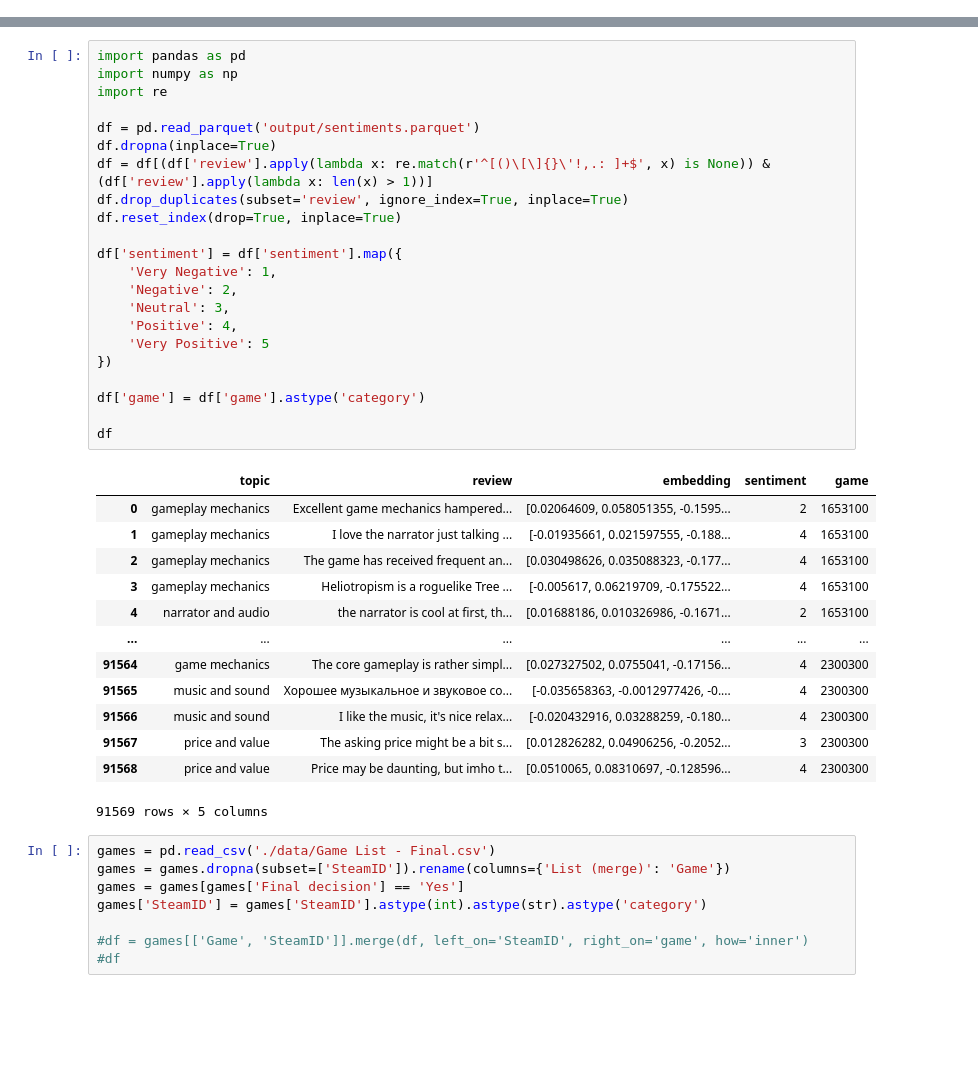
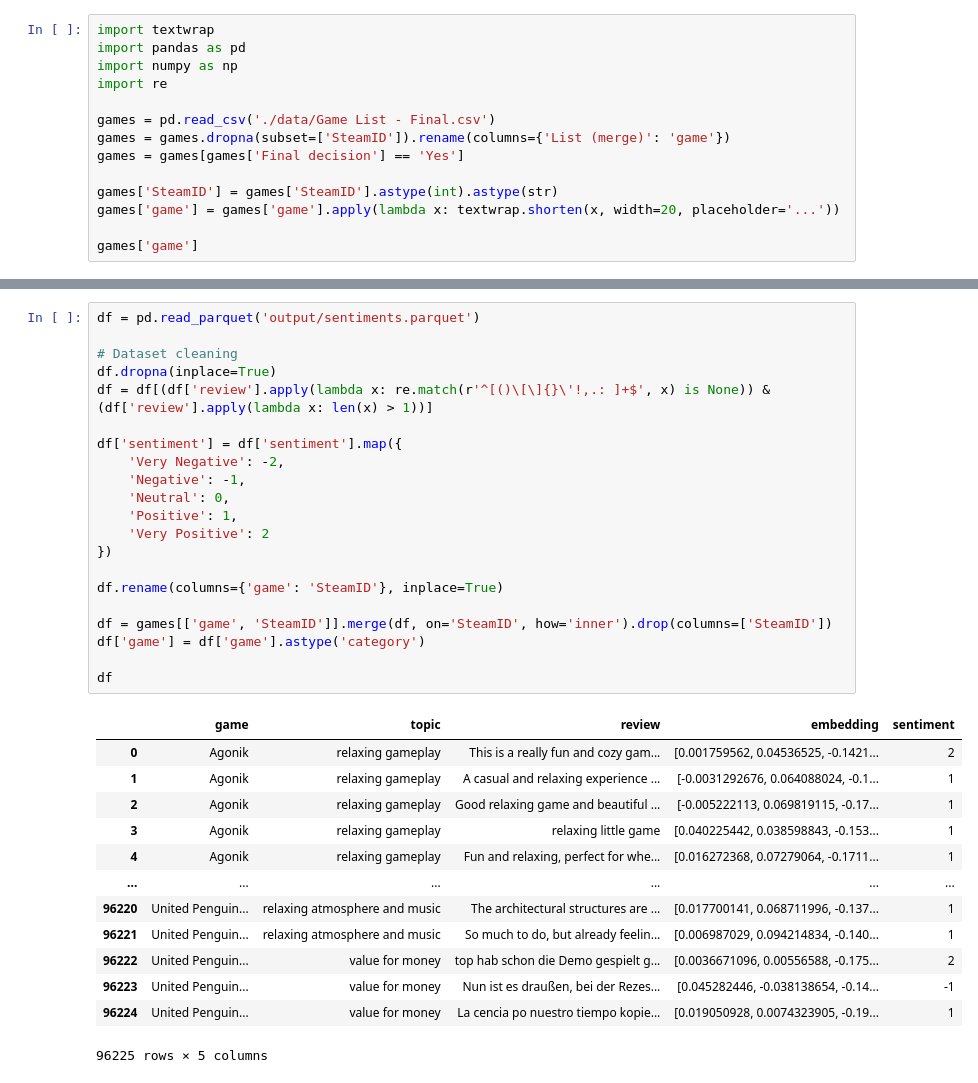
Before and after one commit to rik1599/mth-review-analysis, a Jupyter notebook: queries.ipynb, the cells around one changed output, grey strips where cells are left out. Cells and saved outputs as stored; diff of their text form; blank space fills up the shorter version.

```diff
--- a/queries.ipynb
+++ b/queries.ipynb
@@ -0,0 +1,14 @@
+# %%
+import textwrap
+import pandas as pd
+import numpy as np
+import re
+
+games = pd.read_csv('./data/Game List - Final.csv')
+games = games.dropna(subset=['SteamID']).rename(columns={'List (merge)': 'game'})
+games = games[games['Final decision'] == 'Yes']
+
+games['SteamID'] = games['SteamID'].astype(int).astype(str)
+games['game'] = games['game'].apply(lambda x: textwrap.shorten(x, width=20, placeholder='...'))
+
+games['game']
@@ -1,47 +33,38 @@
 # %%
-import pandas as pd
-import numpy as np
-import re
+df = pd.read_parquet('output/sentiments.parquet')
 
-df = pd.read_parquet('output/sentiments.parquet')
+# Dataset cleaning
 df.dropna(inplace=True)
 df = df[(df['review'].apply(lambda x: re.match(r'^[()\[\]{}\'!,.: ]+$', x) is None)) & (df['review'].apply(lambda x: len(x) > 1))]
-df.drop_duplicates(subset='review', ignore_index=True, inplace=True)
-df.reset_index(drop=True, inplace=True)
 
 df['sentiment'] = df['sentiment'].map({
-    'Very Negative': 1,
-    'Negative': 2,
-    'Neutral': 3,
-    'Positive': 4,
-    'Very Positive': 5
+    'Very Negative': -2,
+    'Negative': -1,
+    'Neutral': 0,
+    'Positive': 1,
+    'Very Positive': 2
 })
 
+df.rename(columns={'game': 'SteamID'}, inplace=True)
+
+df = games[['game', 'SteamID']].merge(df, on='SteamID', how='inner').drop(columns=['SteamID'])
 df['game'] = df['game'].astype('category')
 
 df
 # %% [output]
-|  | topic | review | embedding | sentiment | game |
-| 0 | gameplay mechanics | Excellent game mechanics hampered... | [0.02064609, 0.058051355, -0.1595... | 2 | 1653100 |
-| 1 | gameplay mechanics | I love the narrator just talking ... | [-0.01935661, 0.021597555, -0.188... | 4 | 1653100 |
-| 2 | gameplay mechanics | The game has received frequent an... | [0.030498626, 0.035088323, -0.177... | 4 | 1653100 |
-| 3 | gameplay mechanics | Heliotropism is a roguelike Tree ... | [-0.005617, 0.06219709, -0.175522... | 4 | 1653100 |
-| 4 | narrator and audio | the narrator is cool at first, th... | [0.01688186, 0.010326986, -0.1671... | 2 | 1653100 |
+|  | game | topic | review | embedding | sentiment |
+| 0 | Agonik | relaxing gameplay | This is a really fun and cozy gam... | [0.001759562, 0.04536525, -0.1421... | 2 |
+| 1 | Agonik | relaxing gameplay | A casual and relaxing experience ... | [-0.0031292676, 0.064088024, -0.1... | 1 |
+| 2 | Agonik | relaxing gameplay | Good relaxing game and beautiful ... | [-0.005222113, 0.069819115, -0.17... | 1 |
+| 3 | Agonik | relaxing gameplay | relaxing little game | [0.040225442, 0.038598843, -0.153... | 1 |
+| 4 | Agonik | relaxing gameplay | Fun and relaxing, perfect for whe... | [0.016272368, 0.07279064, -0.1711... | 1 |
 | ... | ... | ... | ... | ... | ... |
-| 91564 | game mechanics | The core gameplay is rather simpl... | [0.027327502, 0.0755041, -0.17156... | 4 | 2300300 |
-| 91565 | music and sound | Хорошее музыкальное и звуковое со... | [-0.035658363, -0.0012977426, -0.... | 4 | 2300300 |
-| 91566 | music and sound | I like the music, it's nice relax... | [-0.020432916, 0.03288259, -0.180... | 4 | 2300300 |
-| 91567 | price and value | The asking price might be a bit s... | [0.012826282, 0.04906256, -0.2052... | 3 | 2300300 |
-| 91568 | price and value | Price may be daunting, but imho t... | [0.0510065, 0.08310697, -0.128596... | 4 | 2300300 |
+| 96220 | United Penguin... | relaxing atmosphere and music | The architectural structures are ... | [0.017700141, 0.068711996, -0.137... | 1 |
+| 96221 | United Penguin... | relaxing atmosphere and music | So much to do, but already feelin... | [0.006987029, 0.094214834, -0.140... | 1 |
+| 96222 | United Penguin... | value for money | top hab schon die Demo gespielt g... | [0.0036671096, 0.00556588, -0.175... | 2 |
+| 96223 | United Penguin... | value for money | Nun ist es draußen, bei der Rezes... | [0.045282446, -0.038138654, -0.14... | -1 |
+| 96224 | United Penguin... | value for money | La cencia po nuestro tiempo kopie... | [0.019050928, 0.0074323905, -0.19... | 1 |
-91569 rows × 5 columns
+96225 rows × 5 columns
-# %%
-games = pd.read_csv('./data/Game List - Final.csv')
-games = games.dropna(subset=['SteamID']).rename(columns={'List (merge)': 'Game'})
-games = games[games['Final decision'] == 'Yes']
-games['SteamID'] = games['SteamID'].astype(int).astype(str).astype('category')
-
-#df = games[['Game', 'SteamID']].merge(df, left_on='SteamID', right_on='game', how='inner')
-#df
 # %%
 from src.embed import get_embedding
 from sklearn.metrics.pairwise import cosine_similarity
```
Also changed, not shown: parts of 14 cells of this notebook.
